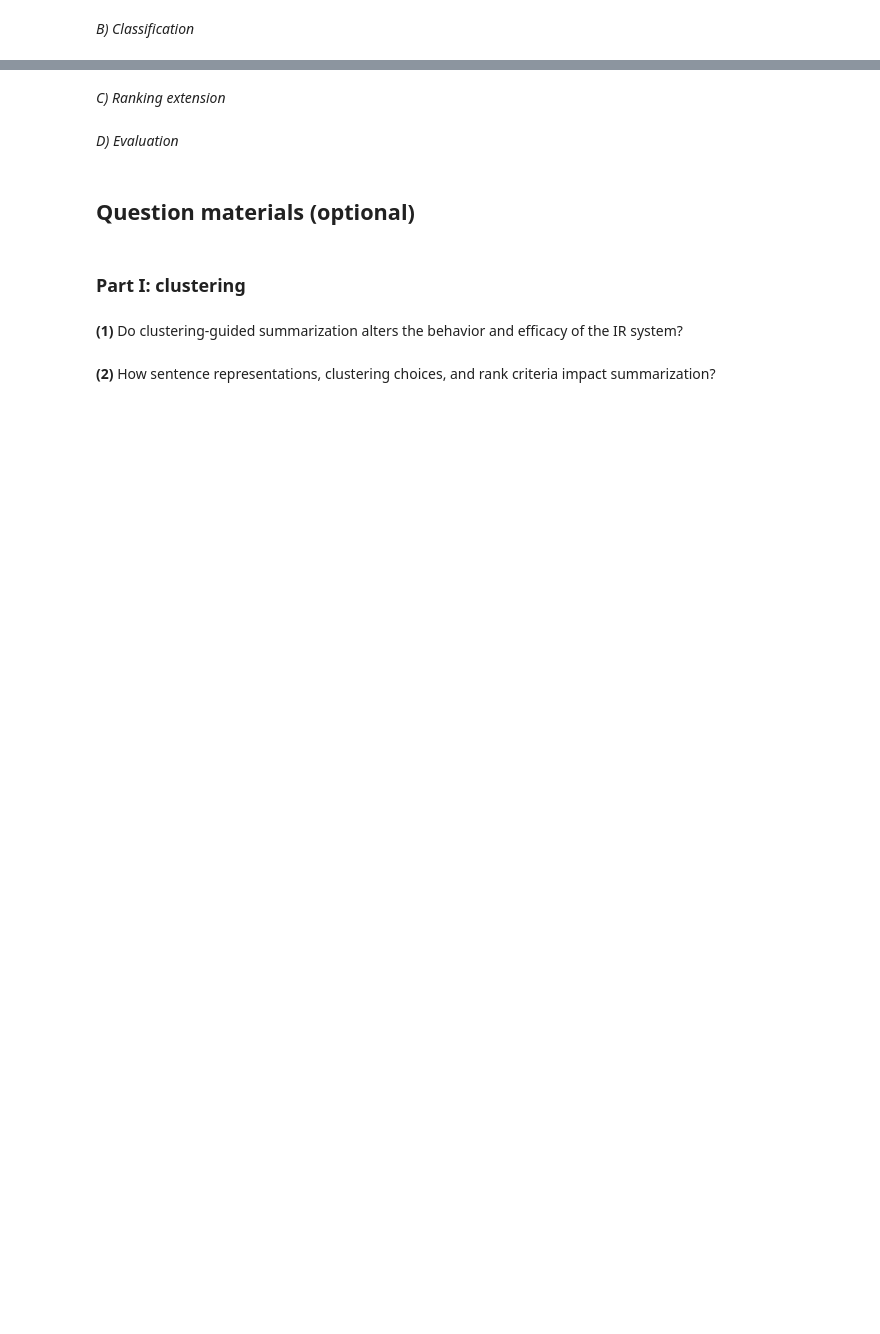
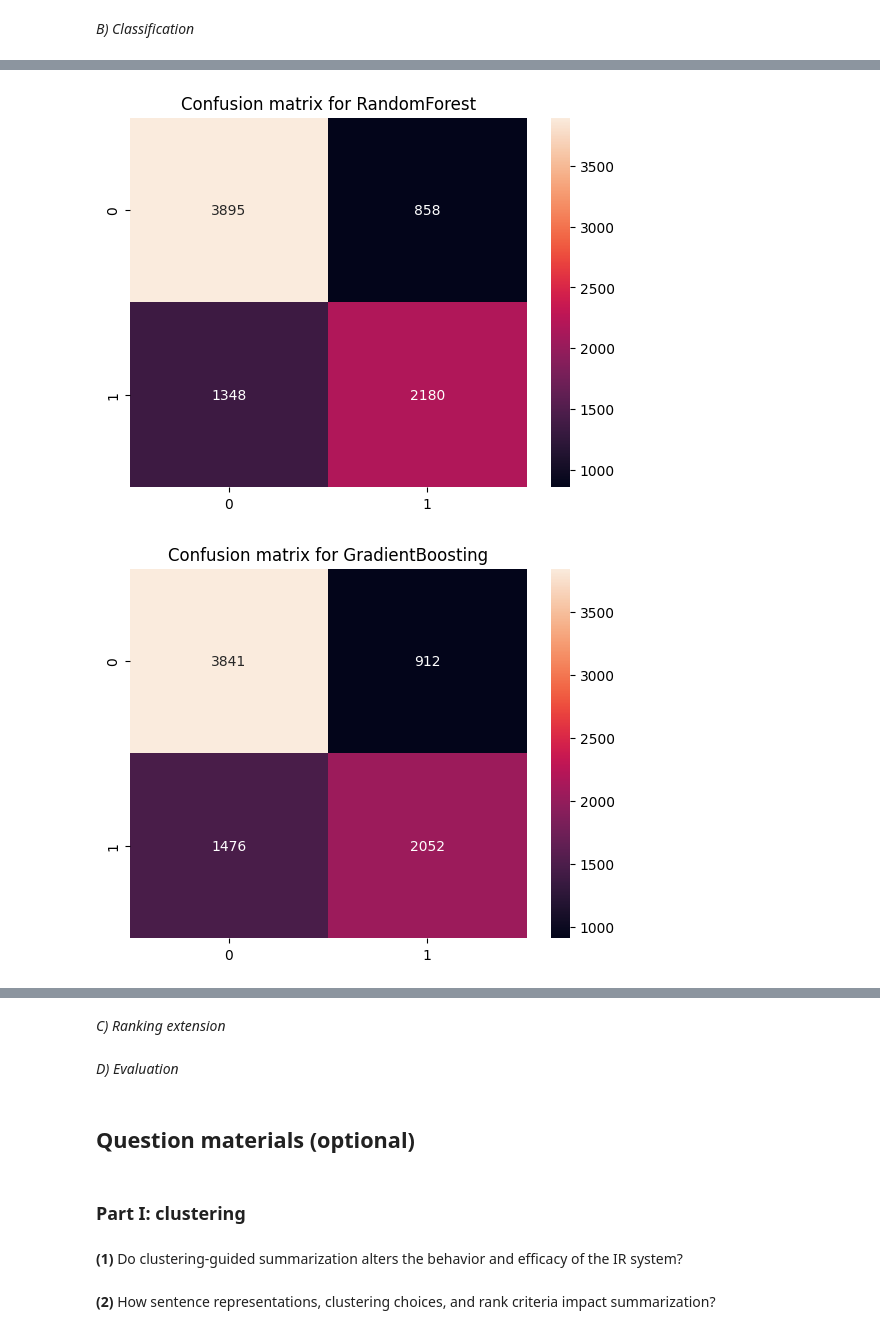
Before and after one commit to danieleavolio/Information-Processing-and-Retrieval, a Jupyter notebook: Project2/Code/G08_P2_notebook.ipynb, the cells around one changed output, grey strips where cells are left out. Drawn from its saved outputs; the diff is of its cells as text; code cells hidden in the pictures; blank space fills up the shorter version.

```diff
--- a/Project2/Code/G08_P2_notebook.ipynb
+++ b/Project2/Code/G08_P2_notebook.ipynb
@@ -866,0 +927,19 @@ df.head()
+# %%
+df = df.drop(columns=["id", "category_business", "category_entertainment", "category_politics", "category_sport", "category_tech", "length_of_sentence"])
+# %%
+# Redo the split
+X = df.drop(columns=["summary"])
+y = df["summary"]
+
+X_train, X_test, y_train, y_test = train_test_split(X, y, test_size=0.2, random_state=42)
+
+# Train each model
+for name, model in models.items():
+    print(f"Training {name} model")
+    model.fit(X_train, y_train)
+    y_pred = model.predict(X_test)
+    accuracy = accuracy_score(y_test, y_pred)
+    print(f"Accuracy: {accuracy}")
+    print(f"Confusion matrix: \n {confusion_matrix(y_test, y_pred)}")
+    print(f"Classification report: \n {classification_report(y_test, y_pred)}")
+    print("\n")
@@ -866,0 +964,11 @@ df.head()
+# %%
+# For each model, plot the confusion matrix in a grid
+for name, model in models.items():
+    plt.figure()
+    cm = confusion_matrix(y_test, model.predict(X_test))
+    sns.heatmap(cm, annot=True, fmt="d")
+    plt.title(f"Confusion matrix for {name}")
+    plt.show()
+# %% [output]
+[figure, added]
+[figure, added]
```
Also changed, not shown: parts of 18 cells of this notebook, 1 other file.
